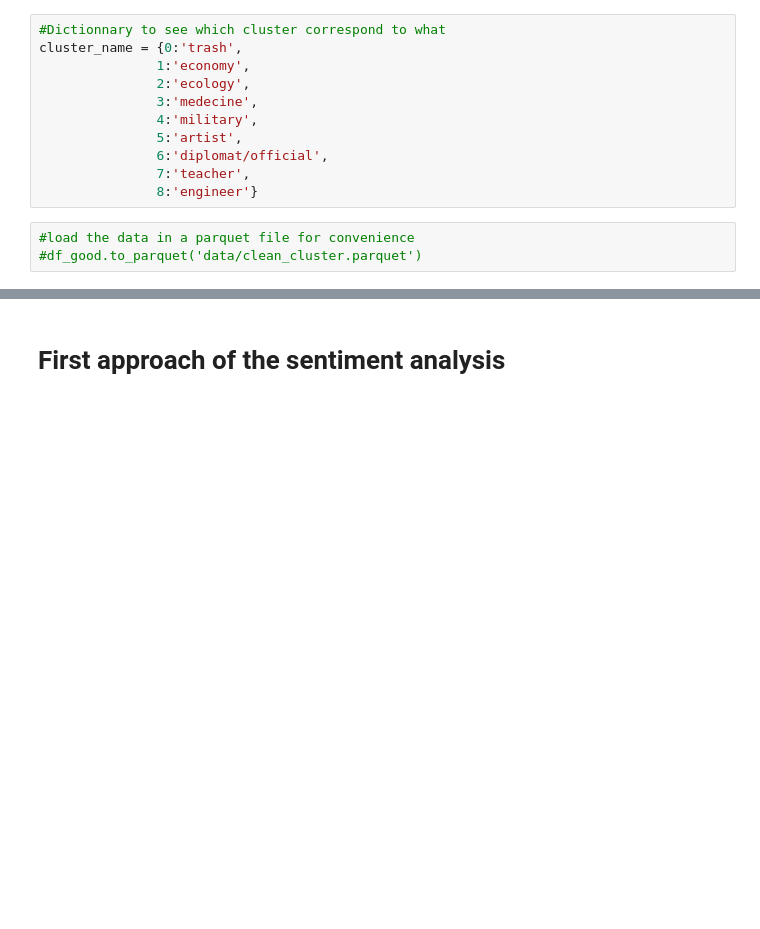
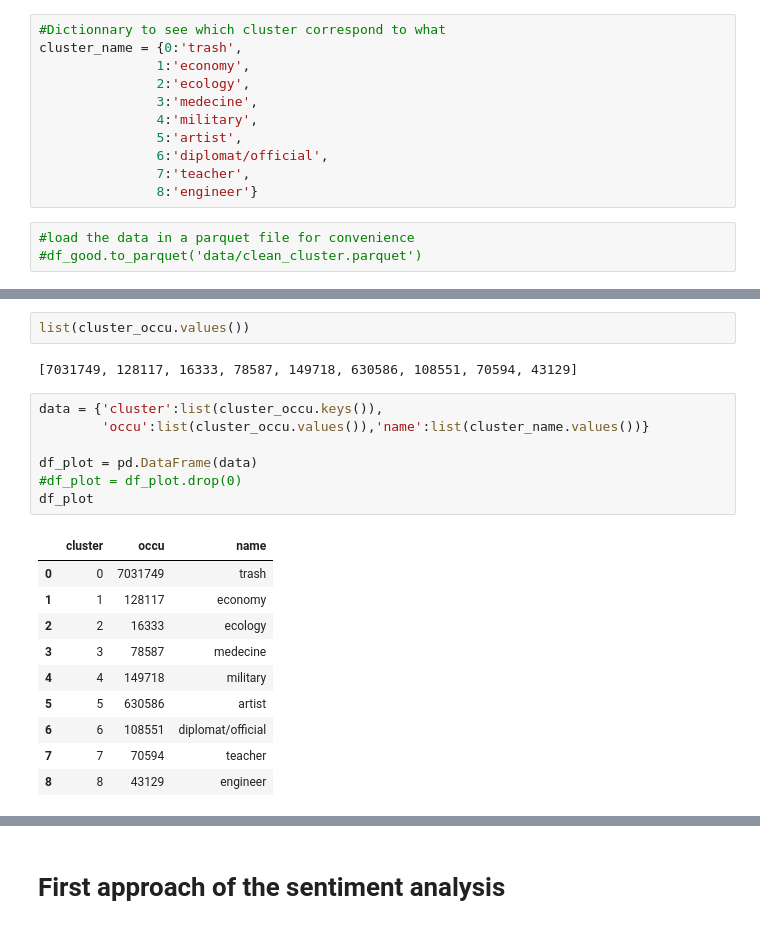
Before and after one commit to epfl-ada/ada-2021-project-abracadabra, a Jupyter notebook: Milestone 2.ipynb, the cells around one changed output, grey strips where cells are left out. Drawn from its saved outputs; the diff is of its cells as text; blank space fills up the shorter version.

```diff
--- a/Milestone 2.ipynb
+++ b/Milestone 2.ipynb
@@ -725,0 +728,22 @@ cluster_name = {0:'trash',
+# %%
+list(cluster_occu.values())
+# %% [output]
+[7031749, 128117, 16333, 78587, 149718, 630586, 108551, 70594, 43129]
+# %%
+data = {'cluster':list(cluster_occu.keys()),
+        'occu':list(cluster_occu.values()),'name':list(cluster_name.values())}
+
+df_plot = pd.DataFrame(data)
+#df_plot = df_plot.drop(0)
+df_plot
+# %% [output]
+|  | cluster | occu | name |
+| 0 | 0 | 7031749 | trash |
+| 1 | 1 | 128117 | economy |
+| 2 | 2 | 16333 | ecology |
+| 3 | 3 | 78587 | medecine |
+| 4 | 4 | 149718 | military |
+| 5 | 5 | 630586 | artist |
+| 6 | 6 | 108551 | diplomat/official |
+| 7 | 7 | 70594 | teacher |
+| 8 | 8 | 43129 | engineer |
```
Also changed, not shown: parts of 8 cells of this notebook.
